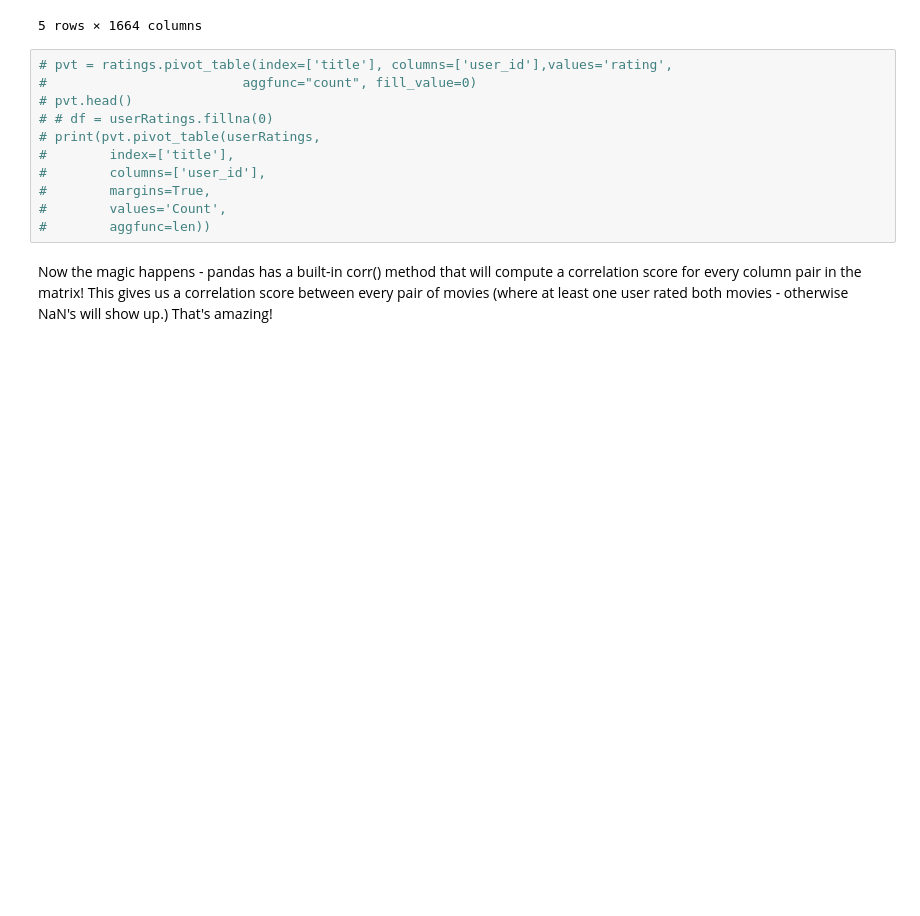
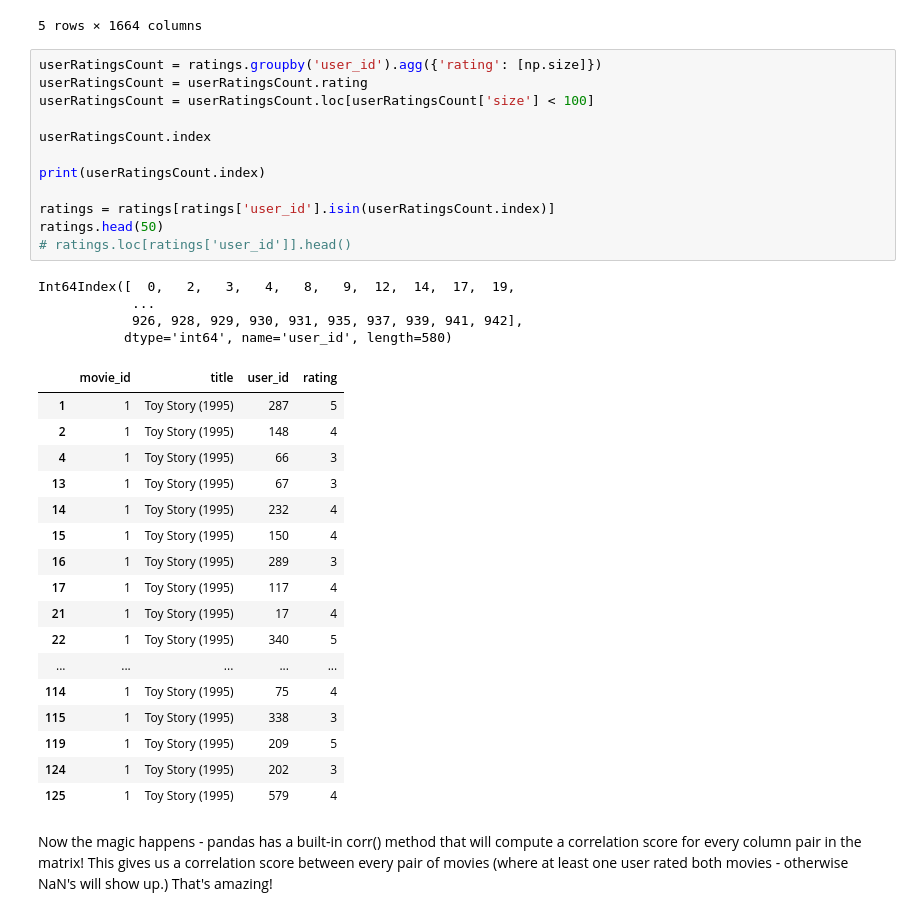
Before and after one commit to BackToTheCode/datascience-playground, a Jupyter notebook: ItemBasedCF.ipynb, the cells around one changed output. Cells and saved outputs as stored; diff of their text form; blank space fills up the shorter version.

```diff
--- a/ItemBasedCF.ipynb
+++ b/ItemBasedCF.ipynb
@@ -35,17 +35,40 @@ userRatings.head()
 | 3 | NaN | NaN | NaN | NaN | 2.0 | ... |
 | 4 | NaN | NaN | NaN | NaN | NaN | ... |
 5 rows × 1664 columns
-# %%
-# pvt = ratings.pivot_table(index=['title'], columns=['user_id'],values='rating',
-#                         aggfunc="count", fill_value=0)
-# pvt.head()
-# # df = userRatings.fillna(0)
-# print(pvt.pivot_table(userRatings,
-#        index=['title'],
-#        columns=['user_id'],
-#        margins=True,
-#        values='Count',
-#        aggfunc=len))
+# %%
+userRatingsCount = ratings.groupby('user_id').agg({'rating': [np.size]})
+userRatingsCount = userRatingsCount.rating
+userRatingsCount = userRatingsCount.loc[userRatingsCount['size'] < 100]
+
+userRatingsCount.index
+
+print(userRatingsCount.index)
+
+ratings = ratings[ratings['user_id'].isin(userRatingsCount.index)]
+ratings.head(50)
+# ratings.loc[ratings['user_id']].head()
+# %% [output]
+Int64Index([  0,   2,   3,   4,   8,   9,  12,  14,  17,  19,
+            ...
+            926, 928, 929, 930, 931, 935, 937, 939, 941, 942],
+           dtype='int64', name='user_id', length=580)
+|  | movie_id | title | user_id | rating |
+| 1 | 1 | Toy Story (1995) | 287 | 5 |
+| 2 | 1 | Toy Story (1995) | 148 | 4 |
+| 4 | 1 | Toy Story (1995) | 66 | 3 |
+| 13 | 1 | Toy Story (1995) | 67 | 3 |
+| 14 | 1 | Toy Story (1995) | 232 | 4 |
+| 15 | 1 | Toy Story (1995) | 150 | 4 |
+| 16 | 1 | Toy Story (1995) | 289 | 3 |
+| 17 | 1 | Toy Story (1995) | 117 | 4 |
+| 21 | 1 | Toy Story (1995) | 17 | 4 |
+| 22 | 1 | Toy Story (1995) | 340 | 5 |
+| ... | ... | ... | ... | ... |
+| 114 | 1 | Toy Story (1995) | 75 | 4 |
+| 115 | 1 | Toy Story (1995) | 338 | 3 |
+| 119 | 1 | Toy Story (1995) | 209 | 5 |
+| 124 | 1 | Toy Story (1995) | 202 | 3 |
+| 125 | 1 | Toy Story (1995) | 579 | 4 |
 # %% [markdown]
 Now the magic happens - pandas has a built-in corr() method that will compute a correlation score for every column pair in the matrix! This gives us a correlation score between every pair of movies (where at least one user rated both movies - otherwise NaN's will show up.) That's amazing!
 # %%
```
Also changed, not shown: 1 other file.
